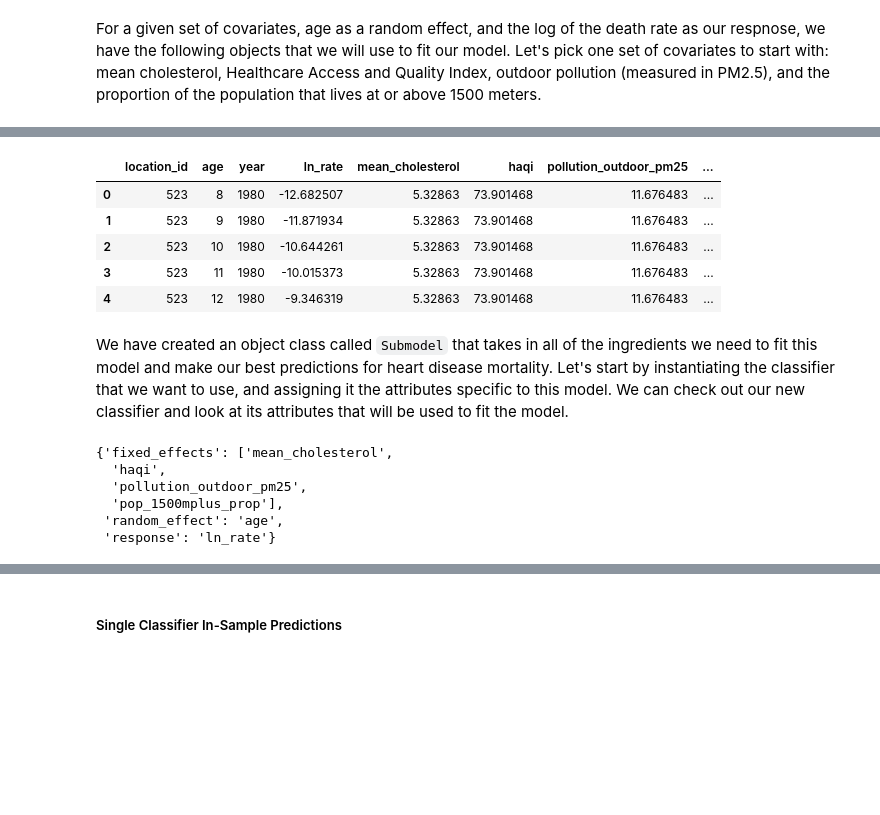
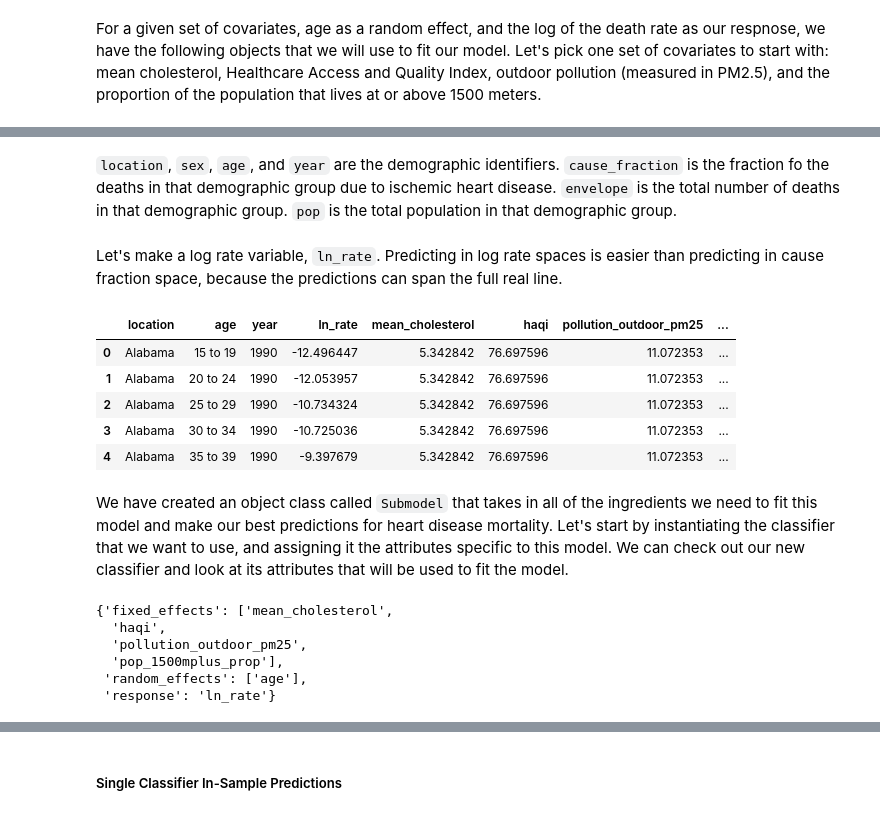
Before and after one commit to mbannick/simple-ensemble, a Jupyter notebook: notebooks/ensemble_example.ipynb, the cells around one changed output, grey strips where cells are left out. Drawn from its saved outputs; the diff is of its cells as text; code cells hidden in the pictures; blank space fills up the shorter version.

```diff
--- a/notebooks/ensemble_example.ipynb
+++ b/notebooks/ensemble_example.ipynb
@@ -29,5 +43,10 @@ workdir
 # %%
-workdir = '~/ensemble'
-data_frame = pd.read_csv(os.path.join(workdir, 'input_database_subset.csv'))
-data_frame = data_frame.loc[~data_frame.cf.isnull()]
-cv_names = utilities.import_cv_vars(os.path.join(workdir, 'cv_selected.txt'))
+workdir = '../data/'
+data_frame = pd.read_csv(os.path.join(workdir, 'data-3.csv'))
+cv_names = utilities.import_cv_vars(os.path.join(workdir, 'cv_selected.txt'))['rate_vars']
+
+data_frame = data_frame.loc[data_frame.year.isin(list(range(1990, 2005)))].copy()
+# %%
+data_frame['ln_LDI_pc'] = np.log(data_frame['LDI_pc'])
+data_frame['ln_omega_3_g_adj'] = np.log(data_frame['omega_3_g_adj'])
+data_frame['ln_vegetables_g_adj'] = np.log(data_frame['vegetables_g_adj'])
@@ -62,30 +107,37 @@ For a given set of covariates, age as a random effect, and the log of the death
+# %% [markdown]
+`location`, `sex`, `age`, and `year` are the demographic identifiers. `cause_fraction` is the fraction fo the deaths in that demographic group due to ischemic heart disease. `envelope` is the total number of deaths in that demographic group. `pop` is the total population in that demographic group.
+# %% [markdown]
+Let's make a log rate variable, `ln_rate`. Predicting in log rate spaces is easier than predicting in cause fraction space, because the predictions can span the full real line.
+# %%
+data_frame['rate'] = data_frame['cause_fraction'].values * data_frame['envelope'].values / data_frame['pop'].values
+data_frame['ln_rate'] = np.log(data_frame['rate'].values)
 # %%
 # create a list of covariate names
 cv = ['mean_cholesterol', 'haqi', 'pollution_outdoor_pm25', 'pop_1500mplus_prop']
 
 # subset the dataset to only the necessary columns
-cols = ['location_id', 'age', 'year', 'ln_rate'] + cv
+cols = ['location', 'age', 'year', 'ln_rate'] + cv
 df = data_frame[cols]
 df.head()
 # %% [output]
-|  | location_id | age | year | ln_rate | mean_cholesterol | haqi | pollution_outdoor_pm25 | ... |
-| 0 | 523 | 8 | 1980 | -12.682507 | 5.32863 | 73.901468 | 11.676483 | ... |
-| 1 | 523 | 9 | 1980 | -11.871934 | 5.32863 | 73.901468 | 11.676483 | ... |
-| 2 | 523 | 10 | 1980 | -10.644261 | 5.32863 | 73.901468 | 11.676483 | ... |
-| 3 | 523 | 11 | 1980 | -10.015373 | 5.32863 | 73.901468 | 11.676483 | ... |
-| 4 | 523 | 12 | 1980 | -9.346319 | 5.32863 | 73.901468 | 11.676483 | ... |
+|  | location | age | year | ln_rate | mean_cholesterol | haqi | pollution_outdoor_pm25 | ... |
+| 0 | Alabama | 15 to 19 | 1990 | -12.496447 | 5.342842 | 76.697596 | 11.072353 | ... |
+| 1 | Alabama | 20 to 24 | 1990 | -12.053957 | 5.342842 | 76.697596 | 11.072353 | ... |
+| 2 | Alabama | 25 to 29 | 1990 | -10.734324 | 5.342842 | 76.697596 | 11.072353 | ... |
+| 3 | Alabama | 30 to 34 | 1990 | -10.725036 | 5.342842 | 76.697596 | 11.072353 | ... |
+| 4 | Alabama | 35 to 39 | 1990 | -9.397679 | 5.342842 | 76.697596 | 11.072353 | ... |
 # %% [markdown]
 We have created an object class called `Submodel` that takes in all of the ingredients we need to fit this model and make our best predictions for heart disease mortality. Let's start by instantiating the classifier that we want to use, and assigning it the attributes specific to this model. We can check out our new classifier and look at its attributes that will be used to fit the model.
 # %%
 # create a Submodel object and retrieve its parameters
-model = Submodel(response='ln_rate', fixed_effects=cv, random_effect='age')
+model = Submodel(response='ln_rate', fixed_effects=cv, random_effects=['age'])
 model.get_params()
 # %% [output]
 {'fixed_effects': ['mean_cholesterol',
   'haqi',
   'pollution_outdoor_pm25',
   'pop_1500mplus_prop'],
- 'random_effect': 'age',
+ 'random_effects': ['age'],
  'response': 'ln_rate'}
 # %%
 # retrieve the model formula that will be used
```
Also changed, not shown: parts of 52 cells of this notebook.
